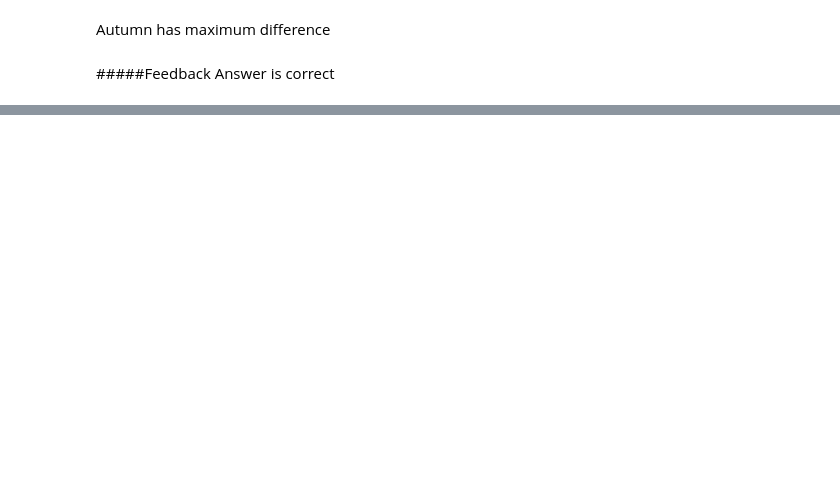
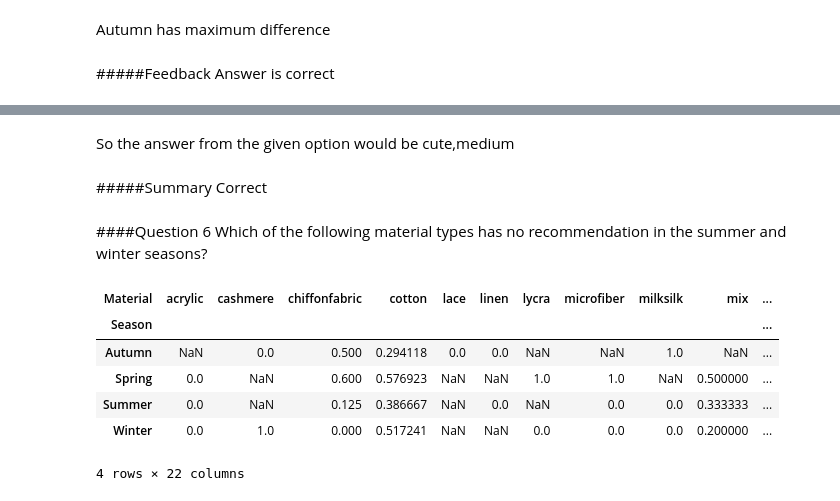
Before and after one commit to akhilkh1989/ml-algo, a Jupyter notebook: worksheets/EDAWorksheet.ipynb, the cells around one changed output, grey strips where cells are left out. Saved outputs shown, nothing was run; the diff lists cells and outputs as text; code cells hidden in the pictures; blank space fills up the shorter version.

```diff
--- a/worksheets/EDAWorksheet.ipynb
+++ b/worksheets/EDAWorksheet.ipynb
@@ -686,0 +784,19 @@ Answer is correct
+# %% [markdown]
+So the answer from the given option would be cute,medium
+# %% [markdown]
+#####Summary
+Correct
+# %% [markdown]
+####Question 6
+Which of the following material types has no recommendation in the summer and winter seasons?
+# %%
+recomendation_material_map = pd.pivot_table(data=attr,index="Season",columns="Material",values="Recommendation")
+recomendation_material_map
+# %% [output]
+| Material | acrylic | cashmere | chiffonfabric | cotton | lace | linen | lycra | microfiber | milksilk | mix | ... |
+| Season |  |  |  |  |  |  |  |  |  |  | ... |
+| Autumn | NaN | 0.0 | 0.500 | 0.294118 | 0.0 | 0.0 | NaN | NaN | 1.0 | NaN | ... |
+| Spring | 0.0 | NaN | 0.600 | 0.576923 | NaN | NaN | 1.0 | 1.0 | NaN | 0.500000 | ... |
+| Summer | 0.0 | NaN | 0.125 | 0.386667 | NaN | 0.0 | NaN | 0.0 | 0.0 | 0.333333 | ... |
+| Winter | 0.0 | 1.0 | 0.000 | 0.517241 | NaN | NaN | 0.0 | 0.0 | 0.0 | 0.200000 | ... |
+4 rows × 22 columns
```
Also changed, not shown: parts of 33 cells of this notebook.
